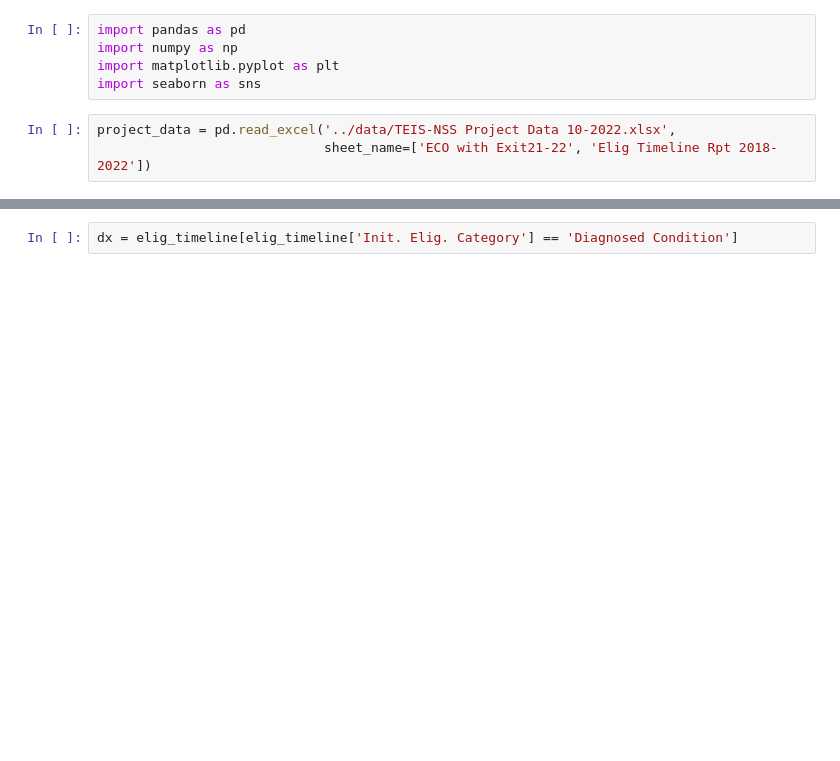
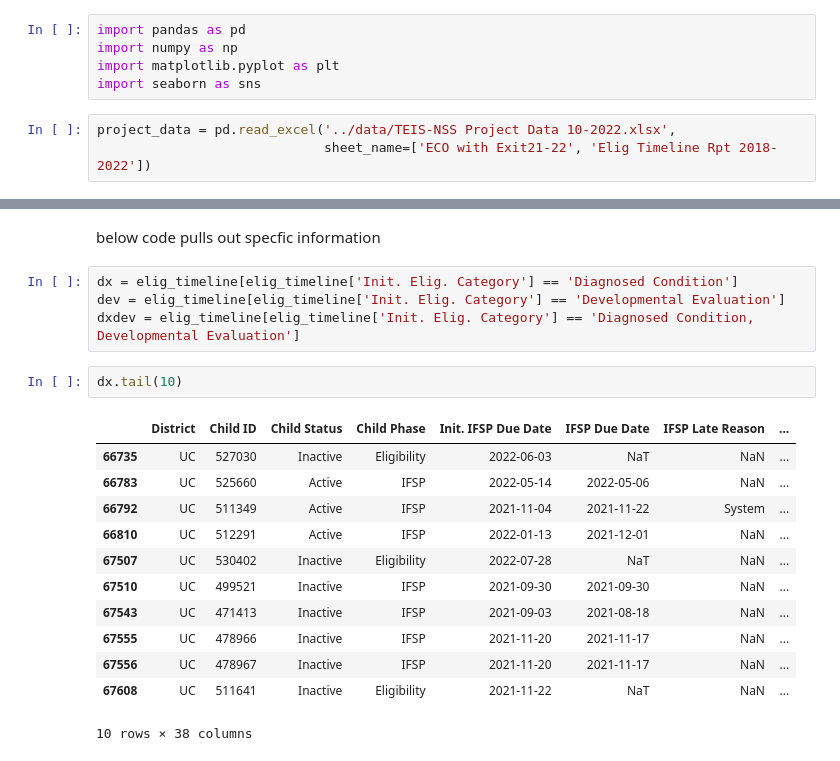
Before and after one commit to NSS-Data-Analytics-Cohort-7/didd-an-array-of-jorts, a Jupyter notebook: notebooks/TEIS.ipynb, the cells around one changed output, grey strips where cells are left out. Cells and saved outputs as stored; diff of their text form; blank space fills up the shorter version.

```diff
--- a/notebooks/TEIS.ipynb
+++ b/notebooks/TEIS.ipynb
@@ -34,2 +151,21 @@ eco_exit.tail(10)
+# %% [markdown]
+below code pulls out specfic information
 # %%
 dx = elig_timeline[elig_timeline['Init. Elig. Category'] == 'Diagnosed Condition']
+dev = elig_timeline[elig_timeline['Init. Elig. Category'] == 'Developmental Evaluation']
+dxdev = elig_timeline[elig_timeline['Init. Elig. Category'] == 'Diagnosed Condition, Developmental Evaluation']
+# %%
+dx.tail(10)
+# %% [output]
+|  | District | Child ID | Child Status | Child Phase | Init. IFSP Due Date | IFSP Due Date | IFSP Late Reason | ... |
+| 66735 | UC | 527030 | Inactive | Eligibility | 2022-06-03 | NaT | NaN | ... |
+| 66783 | UC | 525660 | Active | IFSP | 2022-05-14 | 2022-05-06 | NaN | ... |
+| 66792 | UC | 511349 | Active | IFSP | 2021-11-04 | 2021-11-22 | System | ... |
+| 66810 | UC | 512291 | Active | IFSP | 2022-01-13 | 2021-12-01 | NaN | ... |
+| 67507 | UC | 530402 | Inactive | Eligibility | 2022-07-28 | NaT | NaN | ... |
+| 67510 | UC | 499521 | Inactive | IFSP | 2021-09-30 | 2021-09-30 | NaN | ... |
+| 67543 | UC | 471413 | Inactive | IFSP | 2021-09-03 | 2021-08-18 | NaN | ... |
+| 67555 | UC | 478966 | Inactive | IFSP | 2021-11-20 | 2021-11-17 | NaN | ... |
+| 67556 | UC | 478967 | Inactive | IFSP | 2021-11-20 | 2021-11-17 | NaN | ... |
+| 67608 | UC | 511641 | Inactive | Eligibility | 2021-11-22 | NaT | NaN | ... |
+10 rows × 38 columns
```
Also changed, not shown: parts of 15 cells of this notebook.
